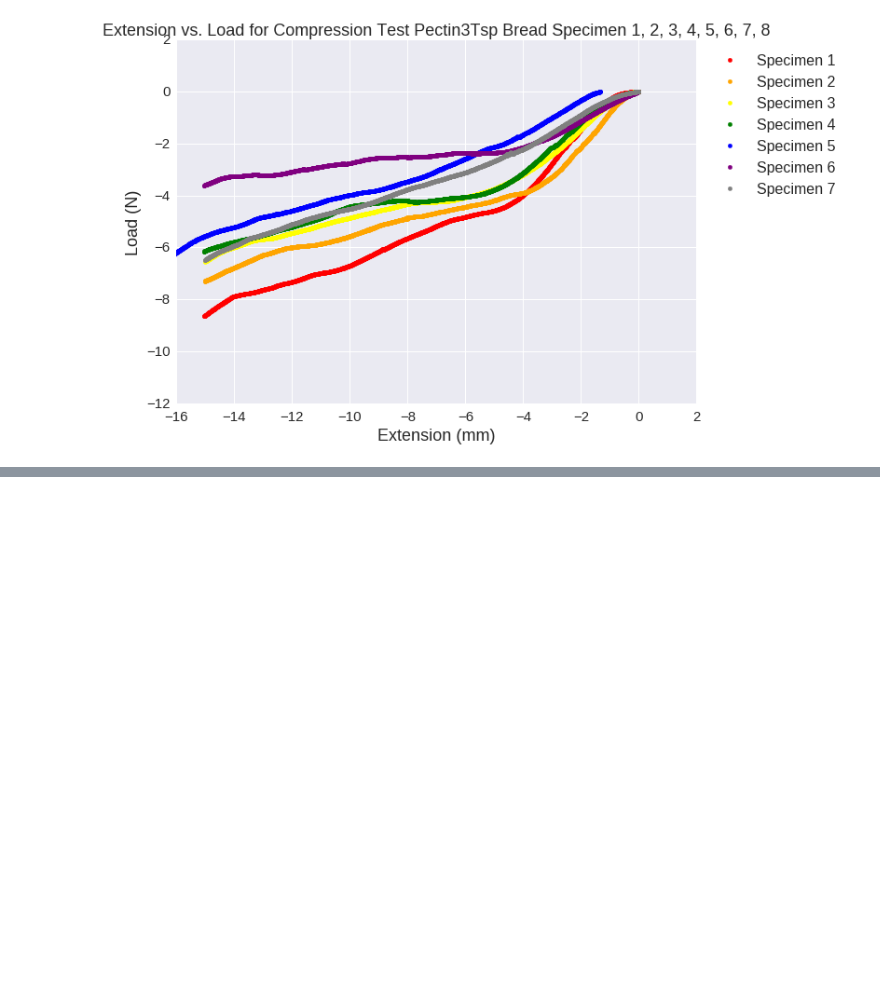
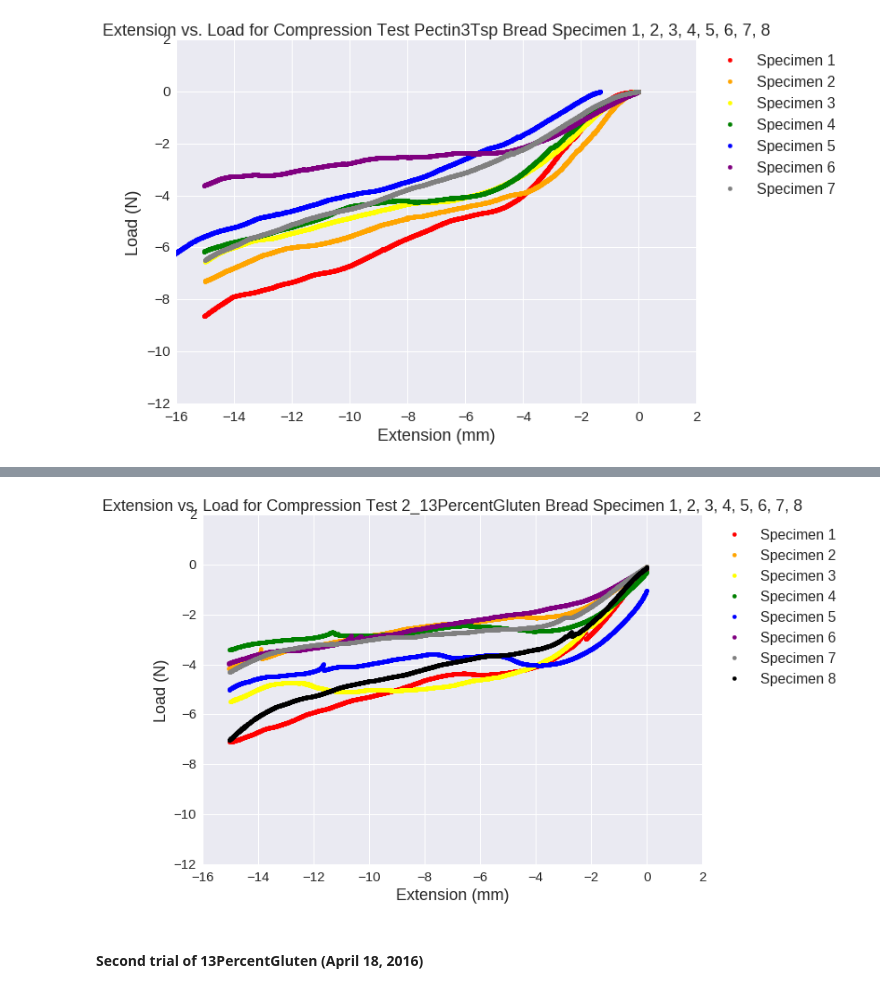
Before and after one commit to greenteawarrior/MatSci, a Jupyter notebook: GFBaking/instron_csv.ipynb, the cells around one changed output, grey strips where cells are left out. Saved outputs shown, nothing was run; the diff lists cells and outputs as text; code cells hidden in the pictures; blank space fills up the shorter version.

Commit message:
ADD: Compression Test Plots for 2_13PercentGluten and 2_8PercentGluten; EDIT: plot name and filename in plot with 7 specimens

```diff
--- a/GFBaking/instron_csv.ipynb
+++ b/GFBaking/instron_csv.ipynb
@@ -188,0 +191,10 @@ plot_cc([p3tsp_compress1,
+# %%
+# import
+g2_13_compress1 = pd.read_csv('data/2_13PercentGluten/2_13gluten_Compression.is_comp_RawData/Specimen_RawData_1.csv', header=[0,1])
+g2_13_compress2 = pd.read_csv('data/2_13PercentGluten/2_13gluten_Compression.is_comp_RawData/Specimen_RawData_2.csv', header=[0,1])
+g2_13_compress3 = pd.read_csv('data/2_13PercentGluten/2_13gluten_Compression.is_comp_RawData/Specimen_RawData_3.csv', header=[0,1])
+g2_13_compress4 = pd.read_csv('data/2_13PercentGluten/2_13gluten_Compression.is_comp_RawData/Specimen_RawData_4.csv', header=[0,1])
+g2_13_compress5 = pd.read_csv('data/2_13PercentGluten/2_13gluten_Compression.is_comp_RawData/Specimen_RawData_5.csv', header=[0,1])
+g2_13_compress6 = pd.read_csv('data/2_13PercentGluten/2_13gluten_Compression.is_comp_RawData/Specimen_RawData_6.csv', header=[0,1])
+g2_13_compress7 = pd.read_csv('data/2_13PercentGluten/2_13gluten_Compression.is_comp_RawData/Specimen_RawData_7.csv', header=[0,1])
+g2_13_compress8 = pd.read_csv('data/2_13PercentGluten/2_13gluten_Compression.is_comp_RawData/Specimen_RawData_8.csv', header=[0,1])
@@ -188,0 +212,16 @@ plot_cc([p3tsp_compress1,
+# %%
+plot_cc([g2_13_compress1,
+         g2_13_compress2,
+         g2_13_compress3,
+         g2_13_compress4,
+         g2_13_compress5,
+         g2_13_compress6,
+         g2_13_compress7,
+         g2_13_compress8],
+         '2_13PercentGluten',
+         True,
+         '2_13PercentGluten_Sp12345678')
+# %% [output]
+[figure, added]
+# %% [markdown]
+#### Second trial of 13PercentGluten (April 18, 2016)
```
Also changed, not shown: parts of 8 cells of this notebook, 3 other files.
